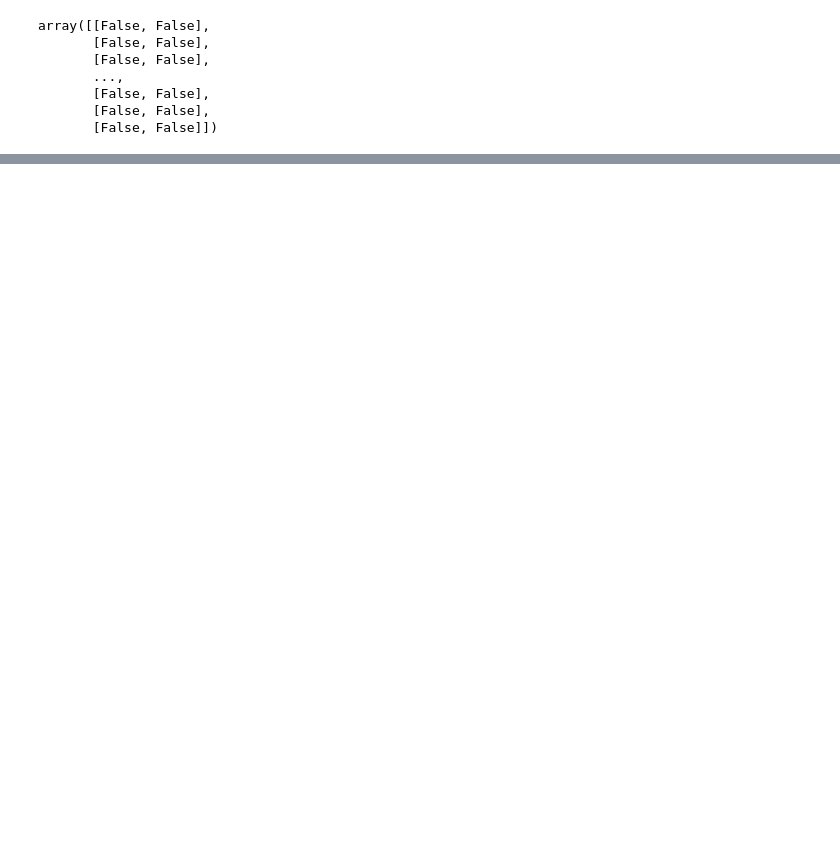
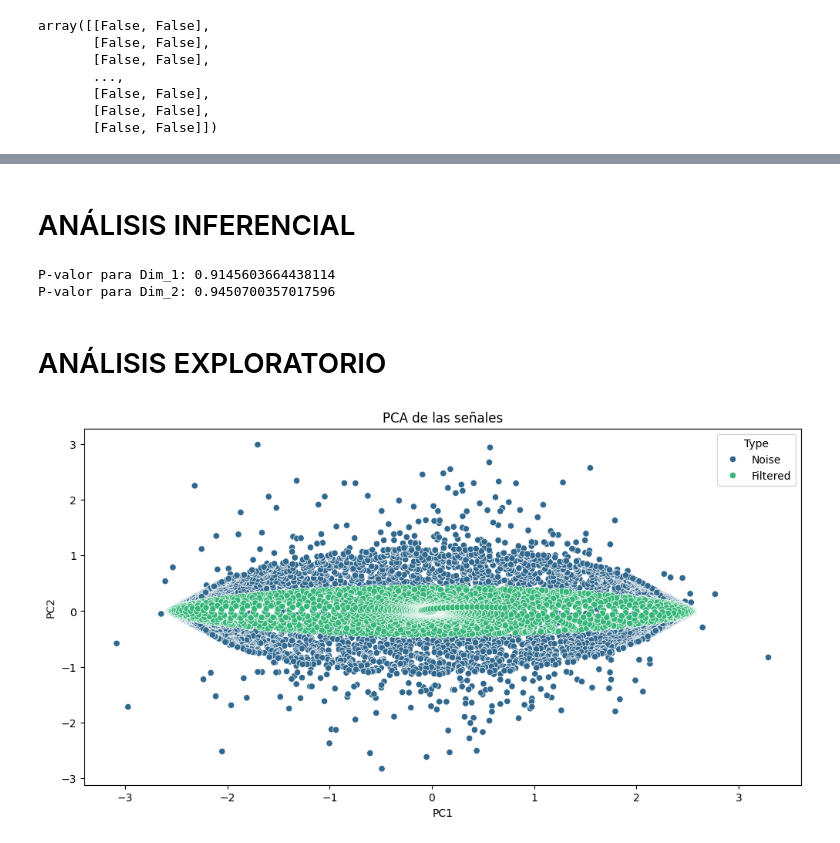
Before and after one commit to IvanAOrtiz/RETO_OndasGravitacionales, a Jupyter notebook: RetoTOPO.ipynb, the cells around one changed output, grey strips where cells are left out. Cells and saved outputs as stored; diff of their text form; code cells hidden in the pictures; blank space fills up the shorter version.

```diff
--- a/RetoTOPO.ipynb
+++ b/RetoTOPO.ipynb
@@ -206,0 +220,43 @@ plot_persistence_diagram(persistence_filtered_signal, "Diagrama de Persistencia
+# %% [markdown]
+# ANÁLISIS INFERENCIAL
+# %%
+from scipy.stats import ttest_ind
+
+# Pruebas t de las dimensiones embebidas
+p_values = {}
+for column in df_combined.columns[:-1]:
+    noise_data = df_embedded_noise[column]
+    filtered_data = df_embedded_filtered[column]
+    t_stat, p_val = ttest_ind(noise_data, filtered_data)
+    p_values[column] = p_val
+
+# Mostrar resultados de las pruebas de hipótesis
+for dim, p_val in p_values.items():
+    print(f'P-valor para {dim}: {p_val}')
+# %% [output]
+P-valor para Dim_1: 0.9145603664438114
+P-valor para Dim_2: 0.9450700357017596
+# %% [markdown]
+# ANÁLISIS EXPLORATORIO
+# %%
+from sklearn.decomposition import PCA
+
+# Estandarización de los datos
+scaler = StandardScaler()
+df_combined_scaled = scaler.fit_transform(df_combined.drop('Type', axis=1))
+
+# Análisis PCA
+pca = PCA(n_components=2)
+pca_combined = pca.fit_transform(df_combined_scaled)
+df_pca_combined = pd.DataFrame(data=pca_combined, columns=['PC1', 'PC2'])
+df_pca_combined['Type'] = df_combined['Type'].values
+
+# Visualización PCA
+plt.figure(figsize=(12, 6))
+sns.scatterplot(x='PC1', y='PC2', hue='Type', data=df_pca_combined, palette='viridis')
+plt.title('PCA de las señales')
+plt.xlabel('PC1')
+plt.ylabel('PC2')
+plt.show()
+# %% [output]
+[figure, added]
```
Also changed, not shown: parts of 14 cells of this notebook.
